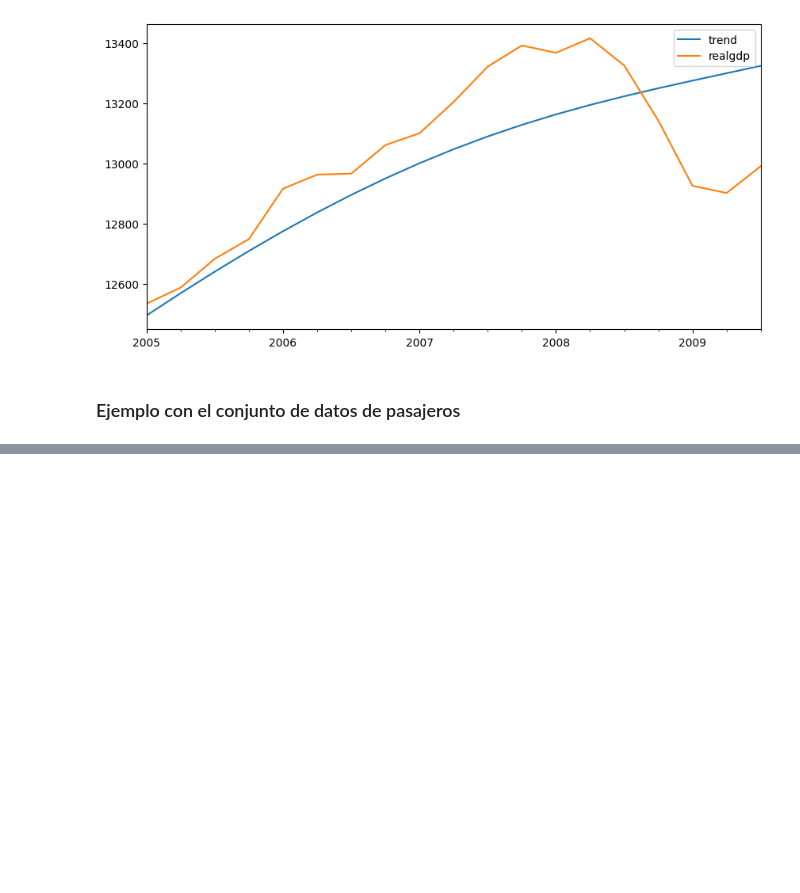
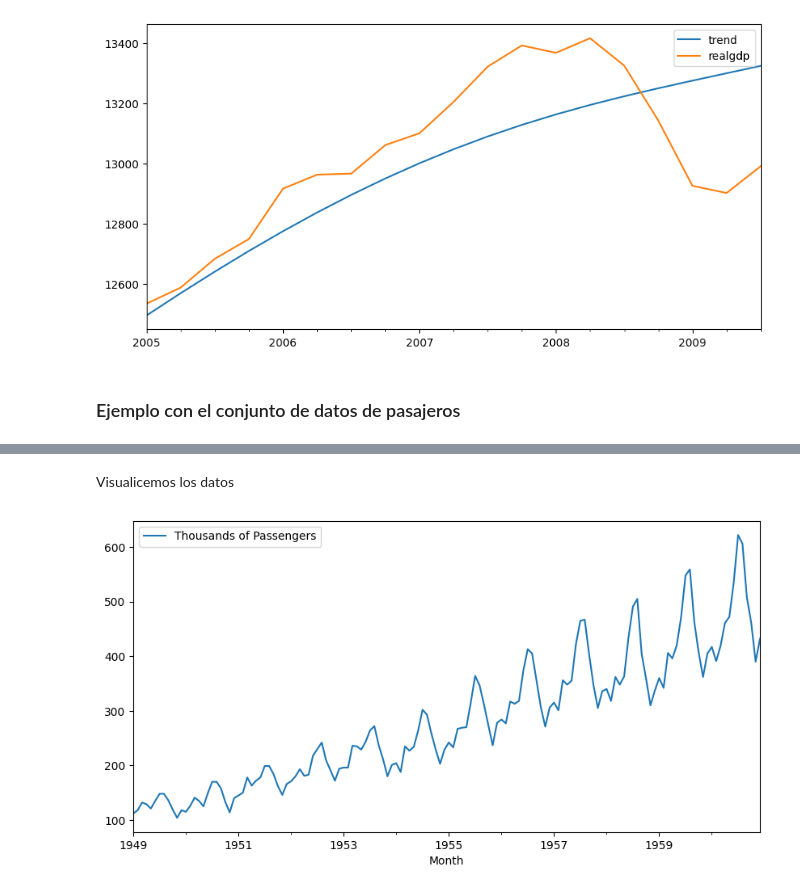
Before and after one commit to PedroAdair/Series-de-tiempo, a Jupyter notebook: VisualizacionDatos.ipynb, the cells around one changed output, grey strips where cells are left out. Saved outputs shown, nothing was run; the diff lists cells and outputs as text; code cells hidden in the pictures; blank space fills up the shorter version.

Commit message:
ACF & PACF en series de tiempo

```diff
--- a/VisualizacionDatos.ipynb
+++ b/VisualizacionDatos.ipynb
@@ -478,3 +485,6 @@ plt.show()
 [figure]
 # %% [markdown]
 ### Ejemplo con el conjunto de datos de pasajeros
+# %%
+df = pd.read_csv("/content/drive/MyDrive/SeriesTiempo/airline_passengers.csv", index_col=0, parse_dates=True)
+df.head()
@@ -480,0 +499,7 @@ plt.show()
+# %% [markdown]
+Visualicemos los datos
+# %%
+df.plot(figsize=(10,5))
+plt.show()
+# %% [output]
+[figure, added]
```
Also changed, not shown: parts of 26 cells of this notebook.
